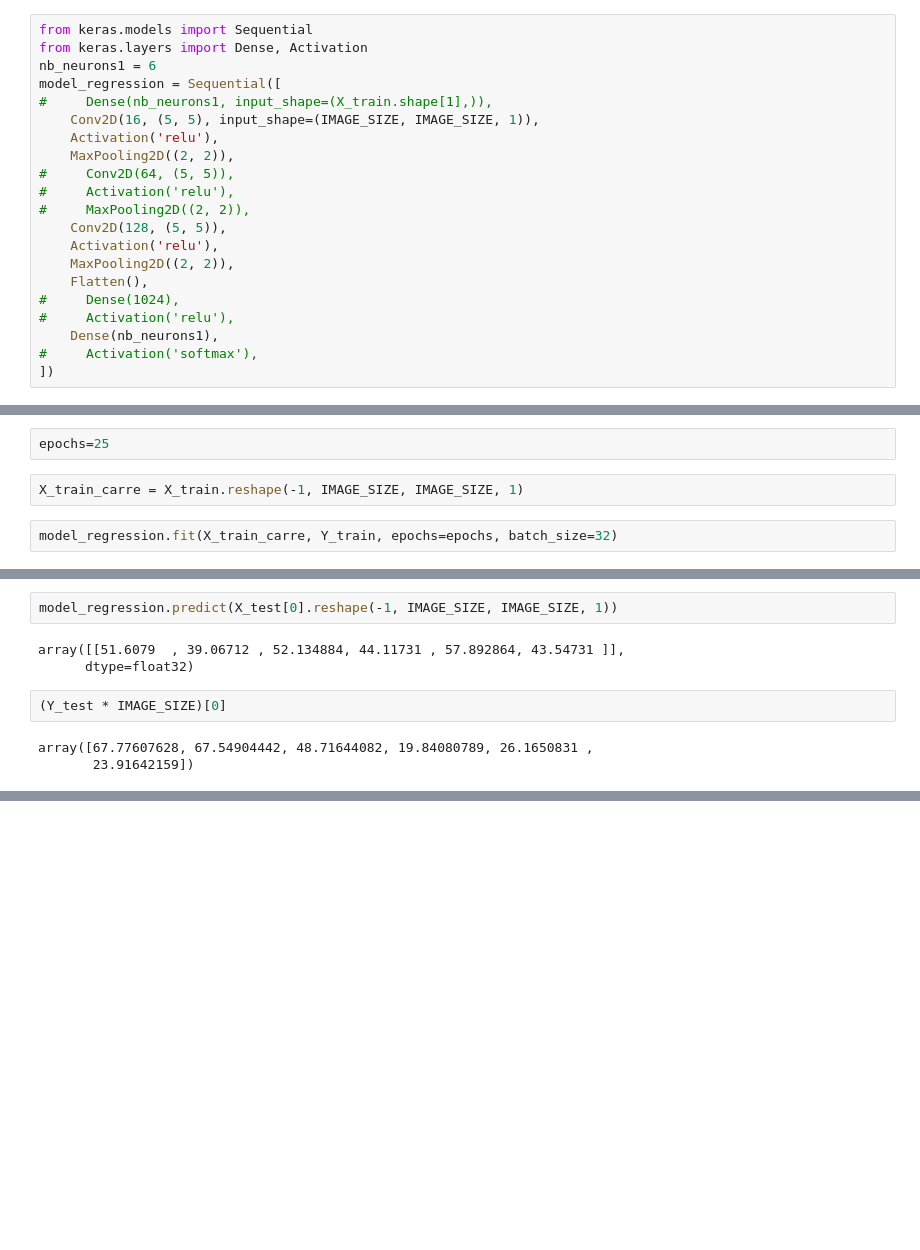
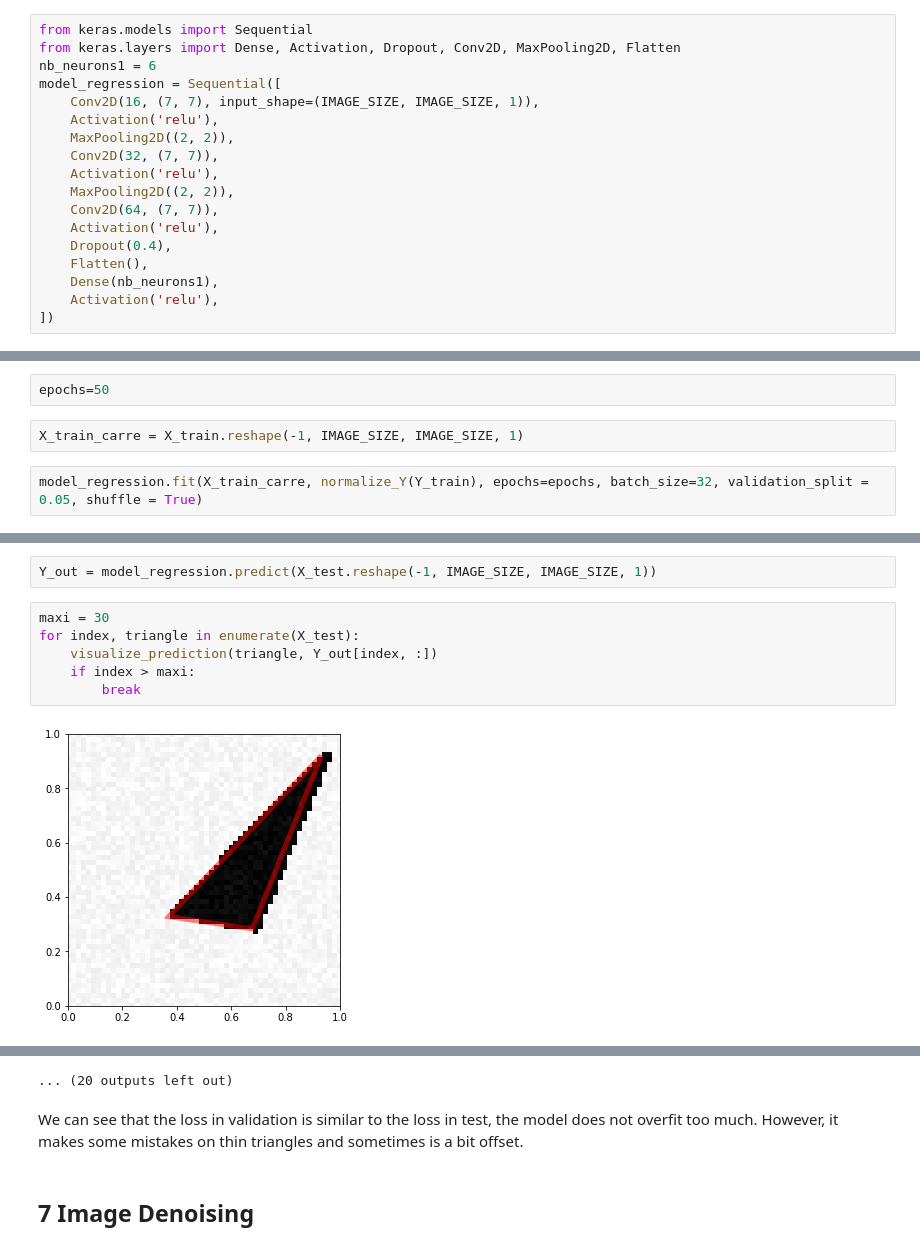
Before and after one commit to ClementRiu/Deep-Learning_TP1, a Jupyter notebook: MVA-MP1.ipynb, the cells around one changed output, grey strips where cells are left out. Cells and saved outputs as stored; diff of their text form; blank space fills up the shorter version.

```diff
--- a/MVA-MP1.ipynb
+++ b/MVA-MP1.ipynb
@@ -455,32 +468,29 @@ visualize_prediction(X_train[0], Y_train[0])
 # %%
 from keras.models import Sequential
-from keras.layers import Dense, Activation
+from keras.layers import Dense, Activation, Dropout, Conv2D, MaxPooling2D, Flatten
 nb_neurons1 = 6
 model_regression = Sequential([
-#     Dense(nb_neurons1, input_shape=(X_train.shape[1],)),
-    Conv2D(16, (5, 5), input_shape=(IMAGE_SIZE, IMAGE_SIZE, 1)),
+    Conv2D(16, (7, 7), input_shape=(IMAGE_SIZE, IMAGE_SIZE, 1)),
     Activation('relu'),
     MaxPooling2D((2, 2)),
-#     Conv2D(64, (5, 5)),
-#     Activation('relu'),
-#     MaxPooling2D((2, 2)),
-    Conv2D(128, (5, 5)),
+    Conv2D(32, (7, 7)),
     Activation('relu'),
     MaxPooling2D((2, 2)),
+    Conv2D(64, (7, 7)),
+    Activation('relu'),
+    Dropout(0.4),
     Flatten(),
-#     Dense(1024),
-#     Activation('relu'),
     Dense(nb_neurons1),
-#     Activation('softmax'),
+    Activation('relu'),
 ])
 # %%
 model_regression.compile(loss='mean_squared_error',
                    optimizer='adam',
                   )
 # %%
-epochs=25
+epochs=50
 # %%
 X_train_carre = X_train.reshape(-1, IMAGE_SIZE, IMAGE_SIZE, 1)
 # %%
-model_regression.fit(X_train_carre, Y_train, epochs=epochs, batch_size=32)
+model_regression.fit(X_train_carre, normalize_Y(Y_train), epochs=epochs, batch_size=32, validation_split = 0.05, shuffle = True)
 # %% [output]
@@ -510,10 +520,10 @@ model_regression.evaluate(X_test.reshape(-1, IMAGE_SIZE, IMAGE_SIZE, 1), (Y_test
 # %%
-model_regression.predict(X_test[0].reshape(-1, IMAGE_SIZE, IMAGE_SIZE, 1))
+Y_out = model_regression.predict(X_test.reshape(-1, IMAGE_SIZE, IMAGE_SIZE, 1))
-# %% [output]
-array([[51.6079  , 39.06712 , 52.134884, 44.11731 , 57.892864, 43.54731 ]],
-      dtype=float32)
-# %%
-(Y_test * IMAGE_SIZE)[0]
-# %% [output]
-array([67.77607628, 67.54904442, 48.71644082, 19.84080789, 26.1650831 ,
-       23.91642159])
+# %%
+maxi = 30
+for index, triangle in enumerate(X_test):
+    visualize_prediction(triangle, Y_out[index, :])
+    if index > maxi:
+        break
+# %% [output]
+[figure, added]
@@ -519,0 +541,5 @@ array([67.77607628, 67.54904442, 48.71644082, 19.84080789, 26.1650831 ,
+... (20 outputs left out)
+# %% [markdown]
+We can see that the loss in validation is similar to the loss in test, the model does not overfit too much. However, it makes some mistakes on thin triangles and sometimes is a bit offset.
+# %% [markdown]
+## 7 Image Denoising
```
Also changed, not shown: parts of 29 cells of this notebook.
